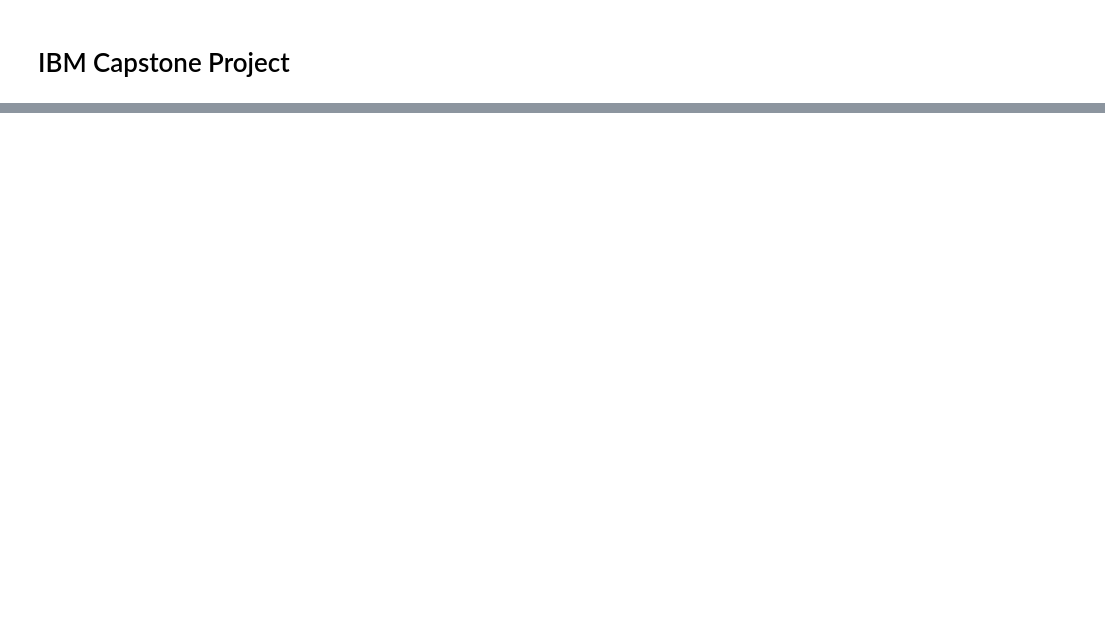
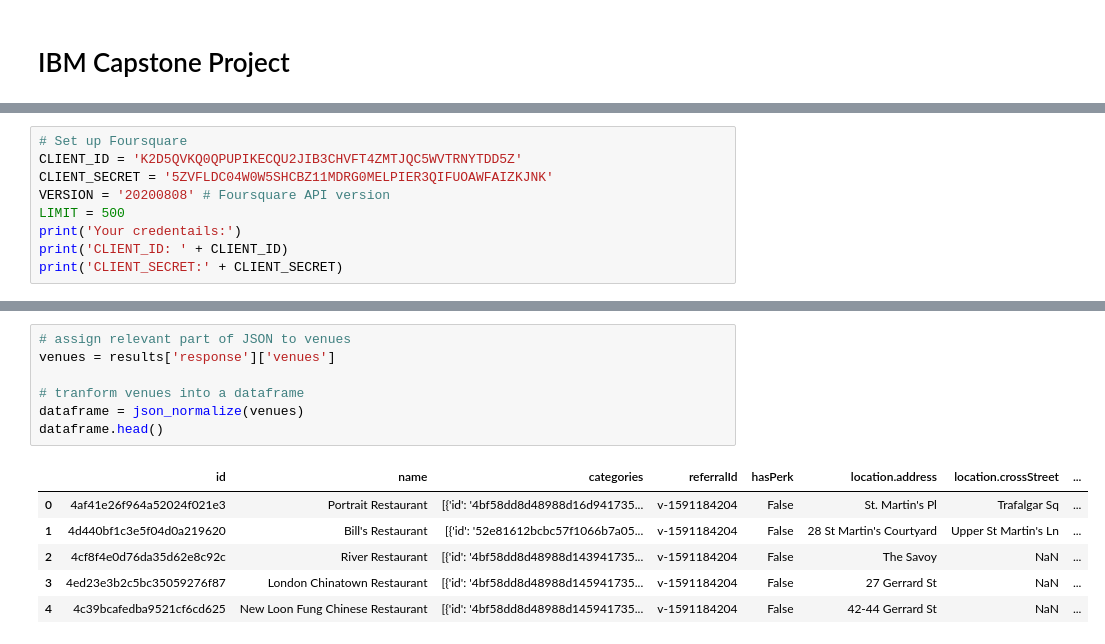
Before and after one commit to joseph-arber/Capstone-Project-Geospatial-Analysis, a Jupyter notebook: Capstone-Project-Clustering-Neighbourhood-Data.ipynb, the cells around one changed output, grey strips where cells are left out. Cells and saved outputs as stored; diff of their text form; blank space fills up the shorter version.

```diff
--- a/Capstone-Project-Clustering-Neighbourhood-Data.ipynb
+++ b/Capstone-Project-Clustering-Neighbourhood-Data.ipynb
@@ -35,0 +55,9 @@ Where in London would it be best to open a new restuarant? This notebook leverag
+# %%
+# Set up Foursquare
+CLIENT_ID = 'K2D5QVKQ0QPUPIKECQU2JIB3CHVFT4ZMTJQC5WVTRNYTDD5Z'
+CLIENT_SECRET = '5ZVFLDC04W0W5SHCBZ11MDRG0MELPIER3QIFUOAWFAIZKJNK'
+VERSION = '20200808' # Foursquare API version
+LIMIT = 500
+print('Your credentails:')
+print('CLIENT_ID: ' + CLIENT_ID)
+print('CLIENT_SECRET:' + CLIENT_SECRET)
@@ -35,0 +100,14 @@ Where in London would it be best to open a new restuarant? This notebook leverag
+# %%
+# assign relevant part of JSON to venues
+venues = results['response']['venues']
+
+# tranform venues into a dataframe
+dataframe = json_normalize(venues)
+dataframe.head()
+# %% [output]
+|  | id | name | categories | referralId | hasPerk | location.address | location.crossStreet | ... |
+| 0 | 4af41e26f964a52024f021e3 | Portrait Restaurant | [{'id': '4bf58dd8d48988d16d941735... | v-1591184204 | False | St. Martin's Pl | Trafalgar Sq | ... |
+| 1 | 4d440bf1c3e5f04d0a219620 | Bill's Restaurant | [{'id': '52e81612bcbc57f1066b7a05... | v-1591184204 | False | 28 St Martin's Courtyard | Upper St Martin's Ln | ... |
+| 2 | 4cf8f4e0d76da35d62e8c92c | River Restaurant | [{'id': '4bf58dd8d48988d143941735... | v-1591184204 | False | The Savoy | NaN | ... |
+| 3 | 4ed23e3b2c5bc35059276f87 | London Chinatown Restaurant | [{'id': '4bf58dd8d48988d145941735... | v-1591184204 | False | 27 Gerrard St | NaN | ... |
+| 4 | 4c39bcafedba9521cf6cd625 | New Loon Fung Chinese Restaurant | [{'id': '4bf58dd8d48988d145941735... | v-1591184204 | False | 42-44 Gerrard St | NaN | ... |
```
Also changed, not shown: parts of 10 cells of this notebook.
